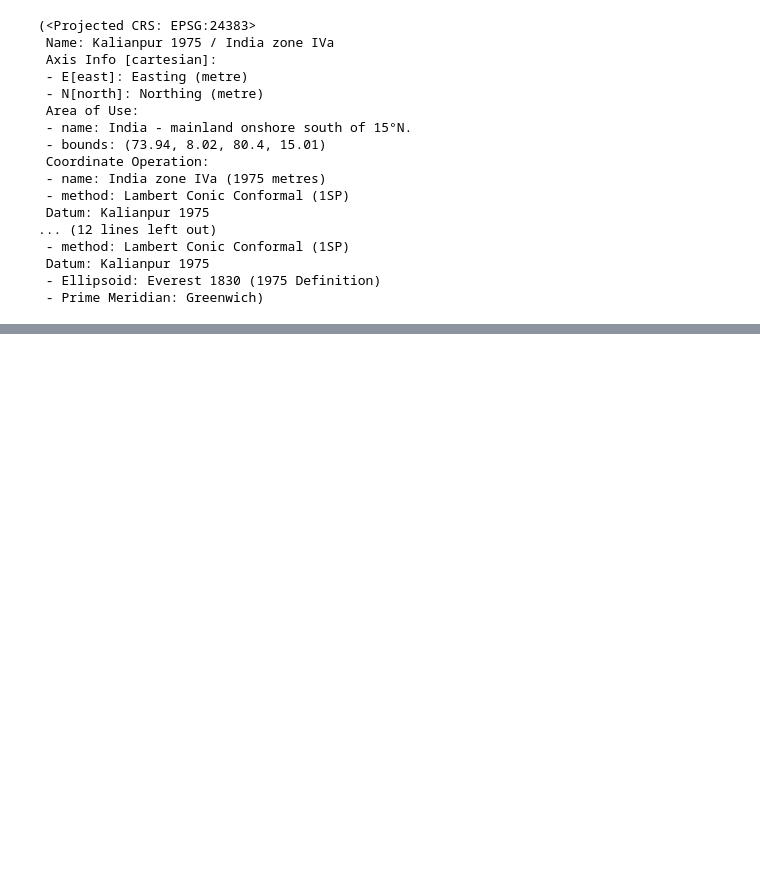
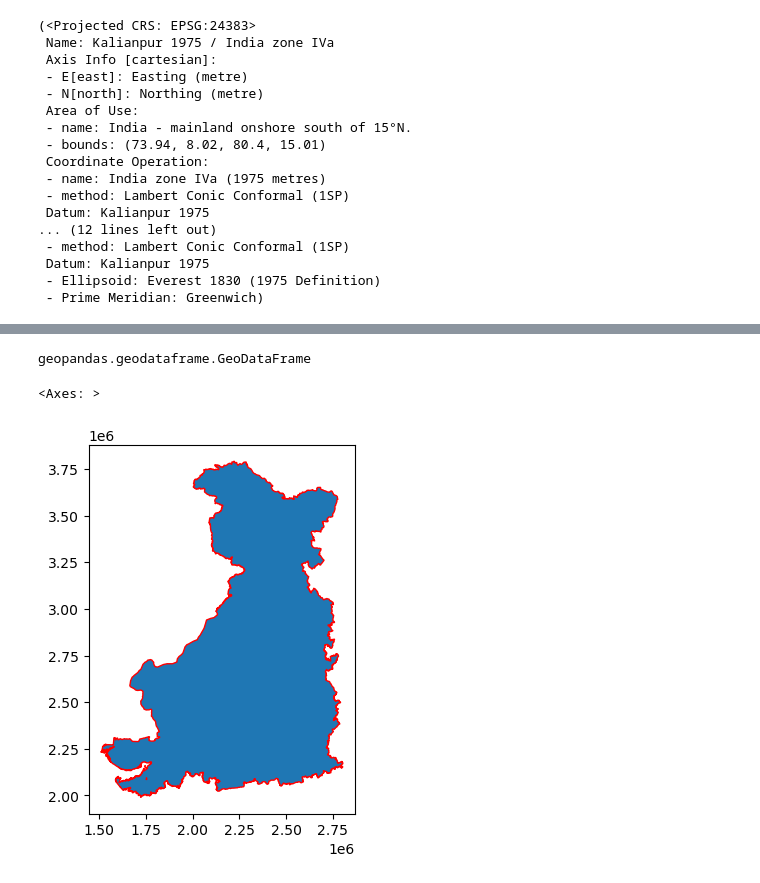
Before and after one commit to gokussj100/geodfprepro, a Jupyter notebook: Tarea 3 .ipynb, the cells around one changed output, grey strips where cells are left out. Cells and saved outputs as stored; diff of their text form; code cells hidden in the pictures; blank space fills up the shorter version.

```diff
--- a/Tarea 3 .ipynb
+++ b/Tarea 3 .ipynb
@@ -152,0 +360,9 @@ india_states.crs, india_municipalities.crs
+# %%
+type(india_municipalities.cx[:centroidX,centroidY:].dissolve())
+# %% [output]
+geopandas.geodataframe.GeoDataFrame
+# %%
+india_municipalities.cx[:centroidX,centroidY:].dissolve().plot(edgecolor='red')
+# %% [output]
+<Axes: >
+[figure, added]
```
Also changed, not shown: parts of 61 cells of this notebook, 1 other file.
